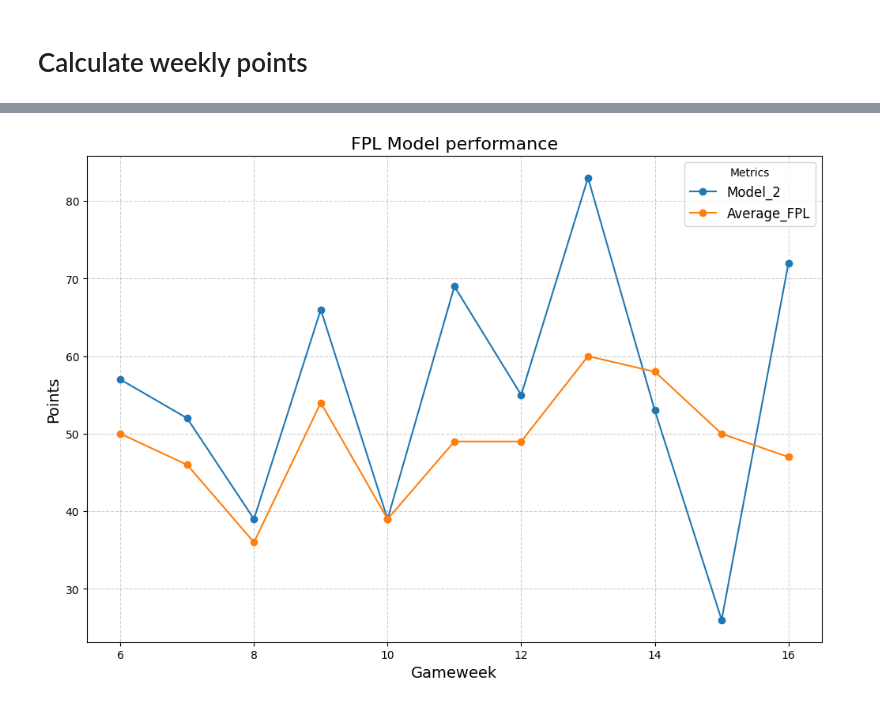
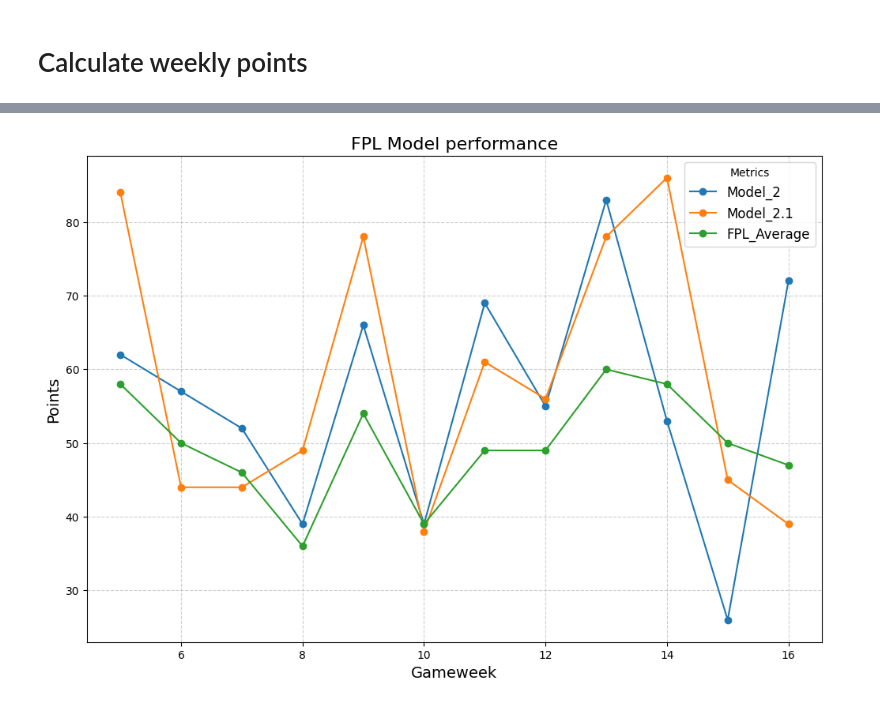
Before and after one commit to hot-squid/Fantasy-Premier-League, a Jupyter notebook: Performance/Performance.ipynb, the cells around one changed output, grey strips where cells are left out. Drawn from its saved outputs; the diff is of its cells as text; code cells hidden in the pictures.

```diff
--- a/Performance/Performance.ipynb
+++ b/Performance/Performance.ipynb
@@ -118,31 +119,31 @@ print(final_data)
 # %%
 # Import performance csv
 performance = pd.read_csv(r'C:\Users\thoma\Code\Projects\Fantasy-Premier-League\Performance\Model_performance.csv')
 
 # Create dataframe
 df = pd.DataFrame(performance)
 
 # Plot each column as a line graph
 plt.figure(figsize=(12, 8))
 
 # Plot lines for each column except 'Gameweek'
-columns_to_plot = ['Model_2','Average_FPL']
+columns_to_plot = ['Model_2','Model_2.1', 'FPL_Average']
 for column in columns_to_plot:
     plt.plot(df['Gameweek'], df[column], marker='o', label=column)
 
 # Add title and labels
 plt.title('FPL Model performance', fontsize=16)
 plt.xlabel('Gameweek', fontsize=14)
 plt.ylabel('Points', fontsize=14)
 plt.xticks()
 
 # Add legend
 plt.legend(title="Metrics", fontsize=12)
 
 # Show grid
 plt.grid(True, linestyle='--', alpha=0.6)
 
 # Display the plot
 plt.show()
 # %% [output]
-[figure, old version]
+[figure, new version]
```
Also changed, not shown: parts of 3 cells of this notebook, 20 other files.
